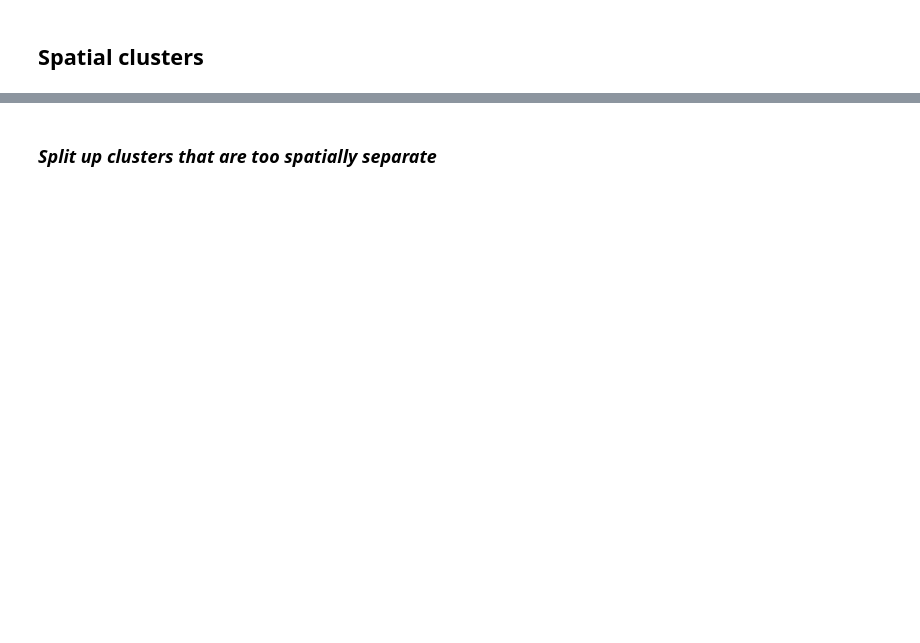
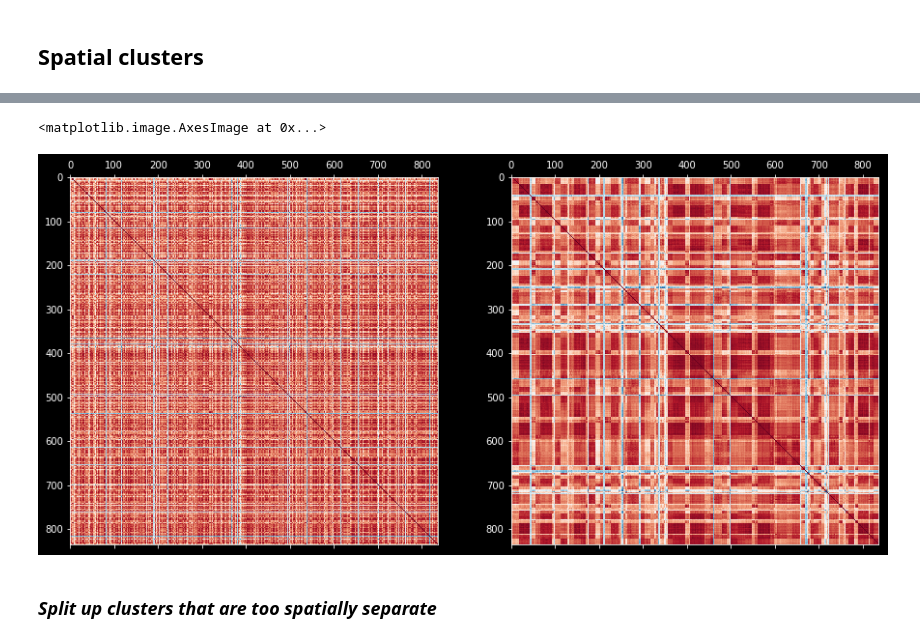
Before and after one commit to dafishcode/suite2p_analysis_py, a Jupyter notebook: network.ipynb, the cells around one changed output, grey strips where cells are left out. Cells and saved outputs as stored; diff of their text form; code cells hidden in the pictures; blank space fills up the shorter version.

```diff
--- a/network.ipynb
+++ b/network.ipynb
@@ -134,0 +80,16 @@ plt.matshow(cor, cmap='RdBu_r')
+# %%
+# Plot correlation spatial clusters and functional/spatial clusters
+#---------------------------------------------------------------------------------
+fish = 2
+cor = np.corrcoef(np.load(ktrace[fish])) #correlation matrix of each spatial cluster
+kmeans   = KMeans(n_clusters=100, random_state=0).fit(cor) #spatial clusters clustered on functional correlation
+kl       = kmeans.labels_ #new labels for functional clusters
+klstd   = np.argsort(kl) #returns indices that would sort each spatial cluster into new cluster
+scor    = cor[klstd,:]
+scor    = scor[:,klstd] #re-order correlation matrix
+fig, ax = plt.subplots(1,2, figsize= (15,10))
+ax[0].matshow(cor, cmap='RdBu_r')
+ax[1].matshow(scor, cmap='RdBu_r')
+# %% [output]
+<matplotlib.image.AxesImage at 0x...>
+[figure, added]
```
Also changed, not shown: parts of 19 cells of this notebook, 6 other files.
